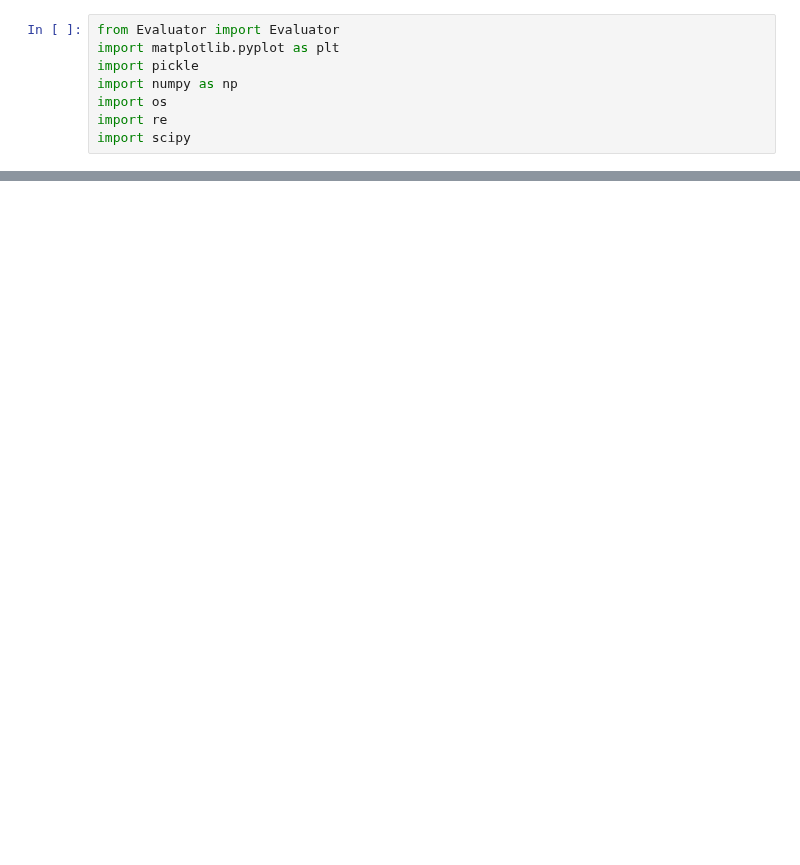
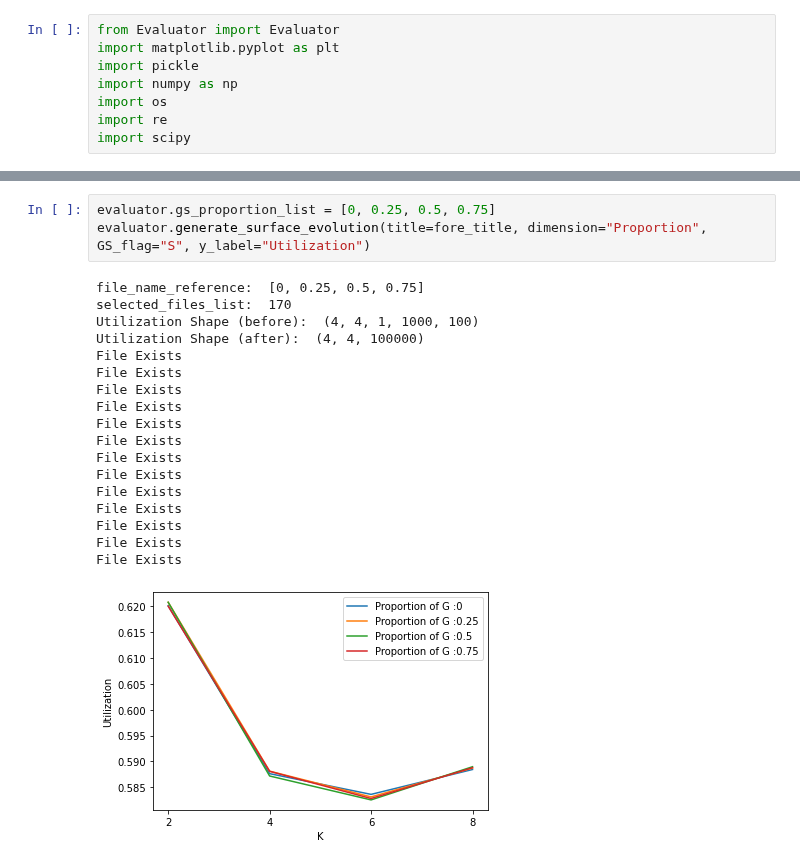
Before and after one commit to baldFemale/OpenInnovationFramework, a Jupyter notebook: Experiments_V3/Mechanisms.ipynb, the cells around one changed output, grey strips where cells are left out. Saved outputs shown, nothing was run; the diff lists cells and outputs as text; blank space fills up the shorter version.

```diff
--- a/Experiments_V3/Mechanisms.ipynb
+++ b/Experiments_V3/Mechanisms.ipynb
@@ -64,0 +107,22 @@ AttributeError: 'Evaluator' object has no attribute 'generate_surface_evolution'
+# %%
+evaluator.gs_proportion_list = [0, 0.25, 0.5, 0.75]
+evaluator.generate_surface_evolution(title=fore_title, dimension="Proportion", GS_flag="S", y_label="Utilization")
+# %% [output]
+file_name_reference:  [0, 0.25, 0.5, 0.75]
+selected_files_list:  170
+Utilization Shape (before):  (4, 4, 1, 1000, 100)
+Utilization Shape (after):  (4, 4, 100000)
+File Exists
+File Exists
+File Exists
+File Exists
+File Exists
+File Exists
+File Exists
+File Exists
+File Exists
+File Exists
+File Exists
+File Exists
+File Exists
+[figure, added]
```
Also changed, not shown: parts of 17 cells of this notebook, 24 other files.
